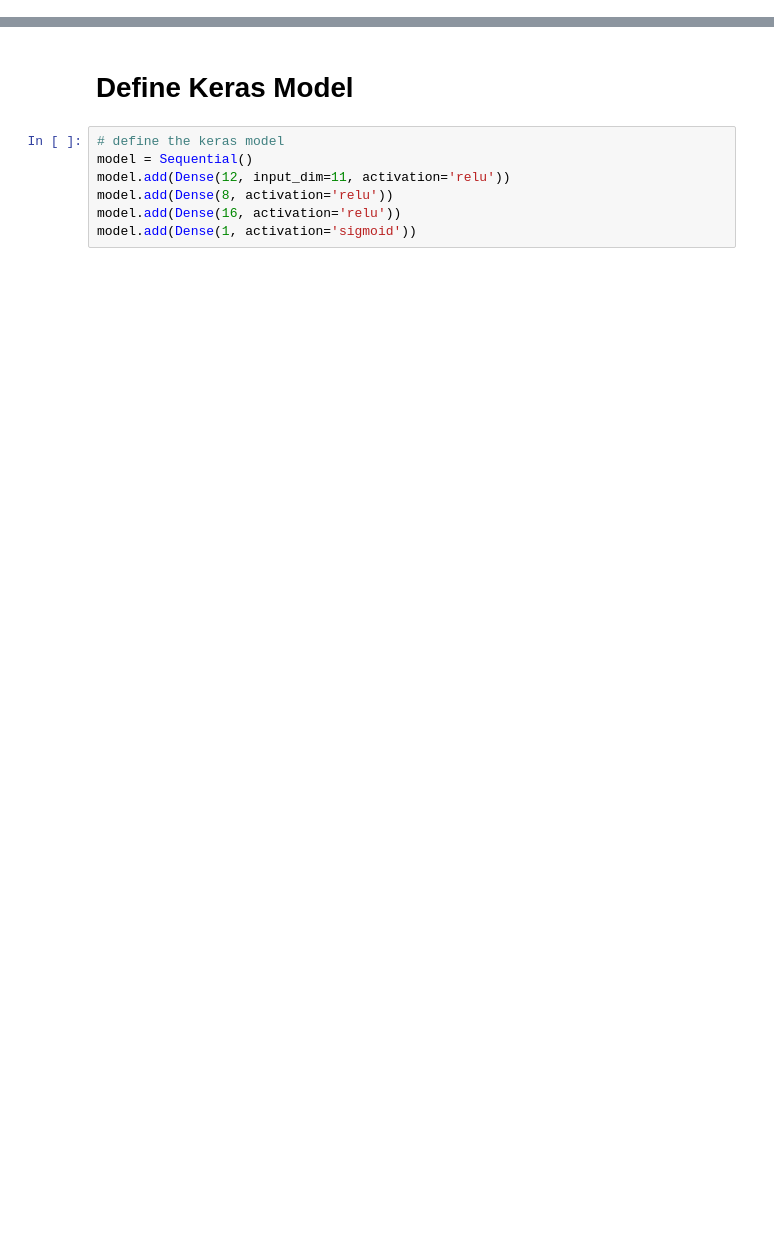
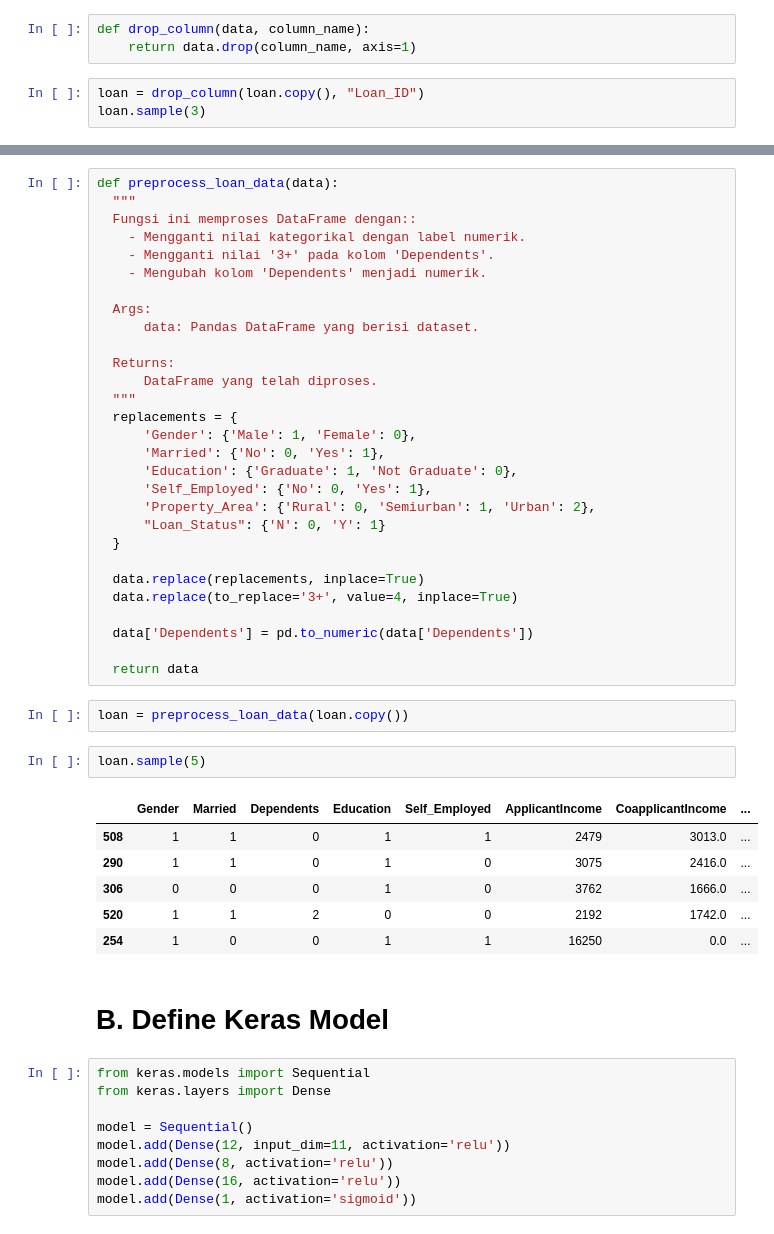
Before and after one commit to novay/amikom, a Jupyter notebook: Artificial_Neural_Network_03_Loan_Dataset.ipynb, the cells around one changed output, grey strips where cells are left out. Drawn from its saved outputs; the diff is of its cells as text; blank space fills up the shorter version.

```diff
--- a/Artificial_Neural_Network_03_Loan_Dataset.ipynb
+++ b/Artificial_Neural_Network_03_Loan_Dataset.ipynb
@@ -57,0 +94,6 @@ loan.head(10)
+# %%
+def drop_column(data, column_name):
+    return data.drop(column_name, axis=1)
+# %%
+loan = drop_column(loan.copy(), "Loan_ID")
+loan.sample(3)
@@ -58,7 +187,49 @@ loan.head(10)
+# %%
+def preprocess_loan_data(data):
+  """
+  Fungsi ini memproses DataFrame dengan::
+    - Mengganti nilai kategorikal dengan label numerik.
+    - Mengganti nilai '3+' pada kolom 'Dependents'.
+    - Mengubah kolom 'Dependents' menjadi numerik.
+
+  Args:
+      data: Pandas DataFrame yang berisi dataset.
+
+  Returns:
+      DataFrame yang telah diproses.
+  """
+  replacements = {
+      'Gender': {'Male': 1, 'Female': 0},
+      'Married': {'No': 0, 'Yes': 1},
+      'Education': {'Graduate': 1, 'Not Graduate': 0},
+      'Self_Employed': {'No': 0, 'Yes': 1},
+      'Property_Area': {'Rural': 0, 'Semiurban': 1, 'Urban': 2},
+      "Loan_Status": {'N': 0, 'Y': 1}
+  }
+
+  data.replace(replacements, inplace=True)
+  data.replace(to_replace='3+', value=4, inplace=True)
+
+  data['Dependents'] = pd.to_numeric(data['Dependents'])
+
+  return data
+# %%
+loan = preprocess_loan_data(loan.copy())
+# %%
+loan.sample(5)
+# %% [output]
+|  | Gender | Married | Dependents | Education | Self_Employed | ApplicantIncome | CoapplicantIncome | ... |
+| 508 | 1 | 1 | 0 | 1 | 1 | 2479 | 3013.0 | ... |
+| 290 | 1 | 1 | 0 | 1 | 0 | 3075 | 2416.0 | ... |
+| 306 | 0 | 0 | 0 | 1 | 0 | 3762 | 1666.0 | ... |
+| 520 | 1 | 1 | 2 | 0 | 0 | 2192 | 1742.0 | ... |
+| 254 | 1 | 0 | 0 | 1 | 1 | 16250 | 0.0 | ... |
 # %% [markdown]
-# Define Keras Model
+# **B. Define Keras Model**
 # %%
-# define the keras model
+from keras.models import Sequential
+from keras.layers import Dense
+
 model = Sequential()
 model.add(Dense(12, input_dim=11, activation='relu'))
 model.add(Dense(8, activation='relu'))
```
Also changed, not shown: parts of 36 cells of this notebook.
